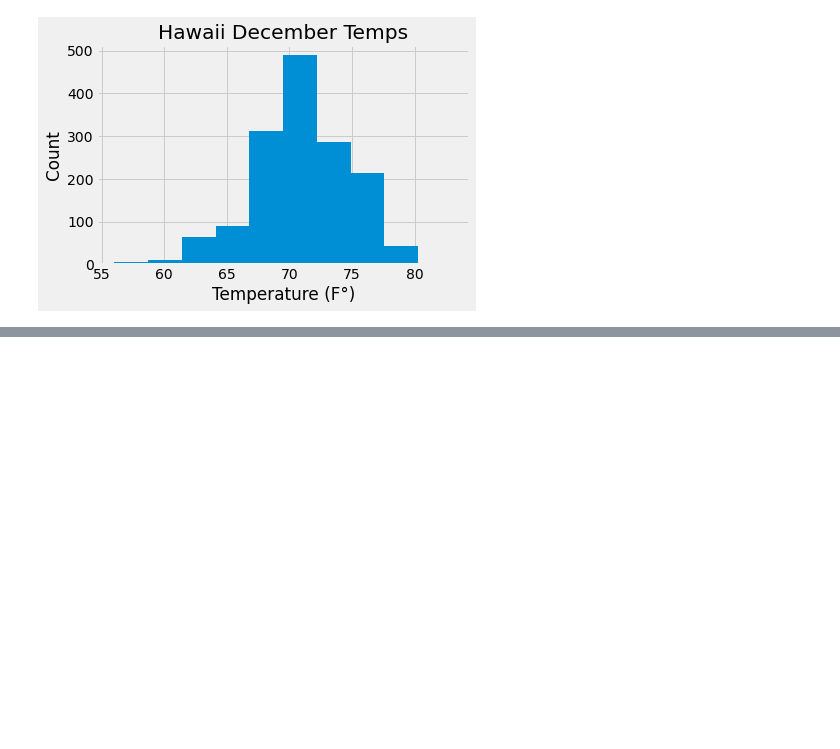
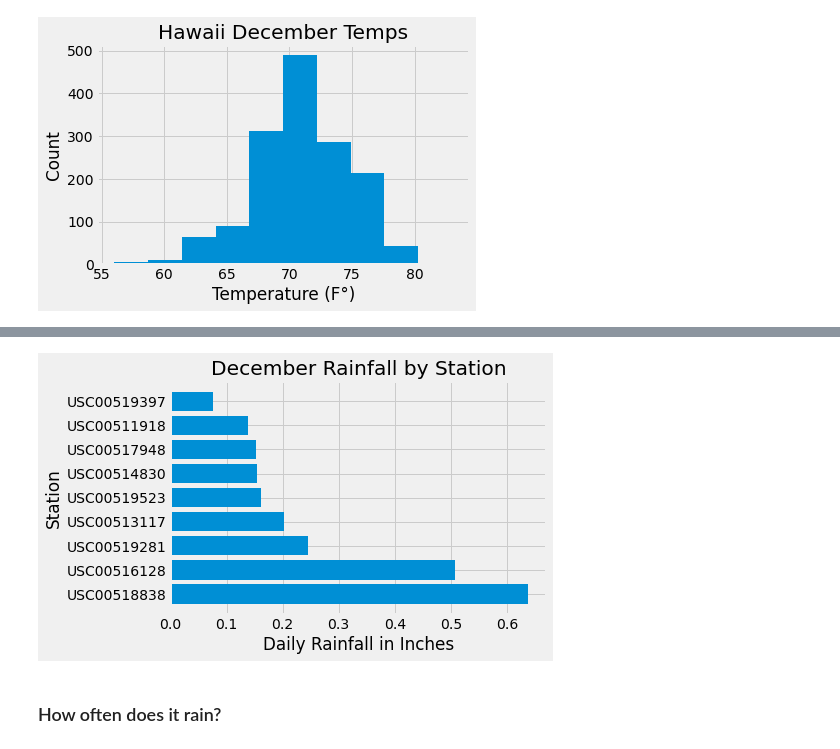
Before and after one commit to ltatro1545/surfs_up, a Jupyter notebook: Challenge/SurfsUp_Challenge.ipynb, the cells around one changed output, grey strips where cells are left out. Saved outputs shown, nothing was run; the diff lists cells and outputs as text; code cells hidden in the pictures; blank space fills up the shorter version.

```diff
--- a/Challenge/SurfsUp_Challenge.ipynb
+++ b/Challenge/SurfsUp_Challenge.ipynb
@@ -157,0 +397,8 @@ plt.show()
+# %%
+# Avg precip recorded at each station for the month of December
+dec_avg_prcp = session.query(Measurement.station, func.avg(Measurement.prcp)).\
+    filter(extract("month", Measurement.date) == 12).\
+    group_by(Measurement.station).\
+    order_by(func.avg(Measurement.prcp).desc()).all()
+
+dec_avg_prcp
@@ -157,0 +415,4 @@ plt.show()
+# %%
+# convert data to dataframe to allow charting
+dec_prcp_df = pd.DataFrame(dec_avg_prcp, columns=["station", "avg_rainfall"])
+dec_prcp_df
@@ -157,0 +430,10 @@ plt.show()
+# %%
+plt.barh(dec_prcp_df["station"], dec_prcp_df["avg_rainfall"])
+plt.title("December Rainfall by Station")
+plt.ylabel('Station')
+plt.xlabel("Daily Rainfall in Inches")
+plt.show()
+# %% [output]
+[figure, added]
+# %% [markdown]
+### How often does it rain?
```
Also changed, not shown: parts of 32 cells of this notebook, 4 other files.
